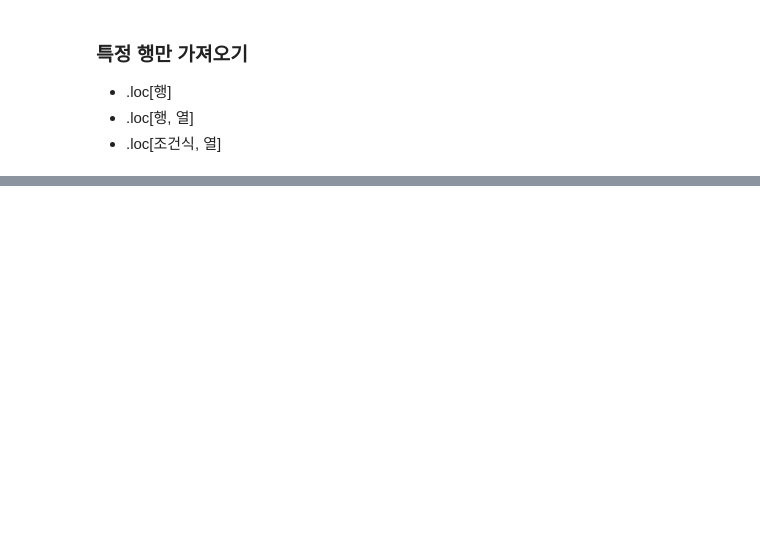
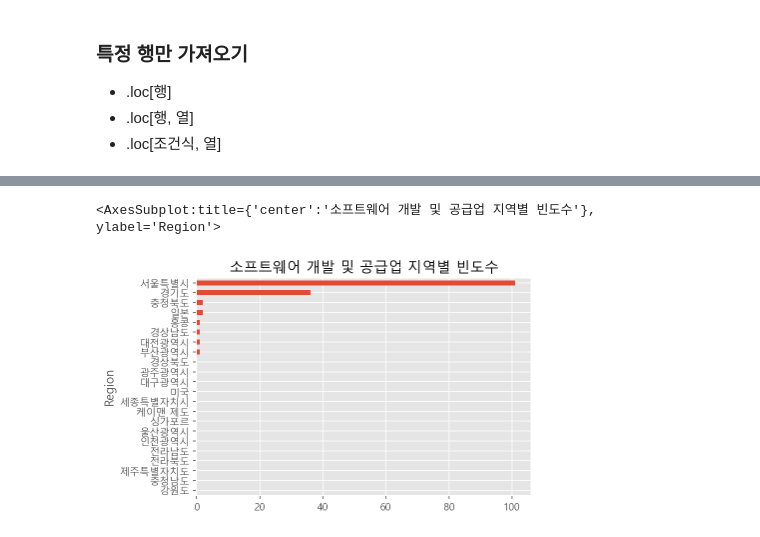
Before and after one commit to Bigdata92/finance-data-analysis-main, a Jupyter notebook: 2.2. KRX 전체 종목분석-input.ipynb, the cells around one changed output, grey strips where cells are left out. Saved outputs shown, nothing was run; the diff lists cells and outputs as text; code cells hidden in the pictures; blank space fills up the shorter version.

```diff
--- a/2.2. KRX 전체 종목분석-input.ipynb
+++ b/2.2. KRX 전체 종목분석-input.ipynb
@@ -1031,4 +1094,10 @@ df[(df.ListingYear == 2020) & (df.Region == '서울특별시')]
 # %%
 # "소프트웨어 개발 및 공급업" 만 가져와서 막대그래프를 그립니다.
+df_sr.loc["소프트웨어 개발 및 공급업"].sort_values(
+).plot.barh(
+    title="소프트웨어 개발 및 공급업 지역별 빈도수")
+# %% [output]
+<AxesSubplot:title={'center':'소프트웨어 개발 및 공급업 지역별 빈도수'}, ylabel='Region'>
+[figure, added]
 # %%
 # "의약품 제조업" 만 가져와서 막대그래프를 그립니다.
```
Also changed, not shown: parts of 12 cells of this notebook.
